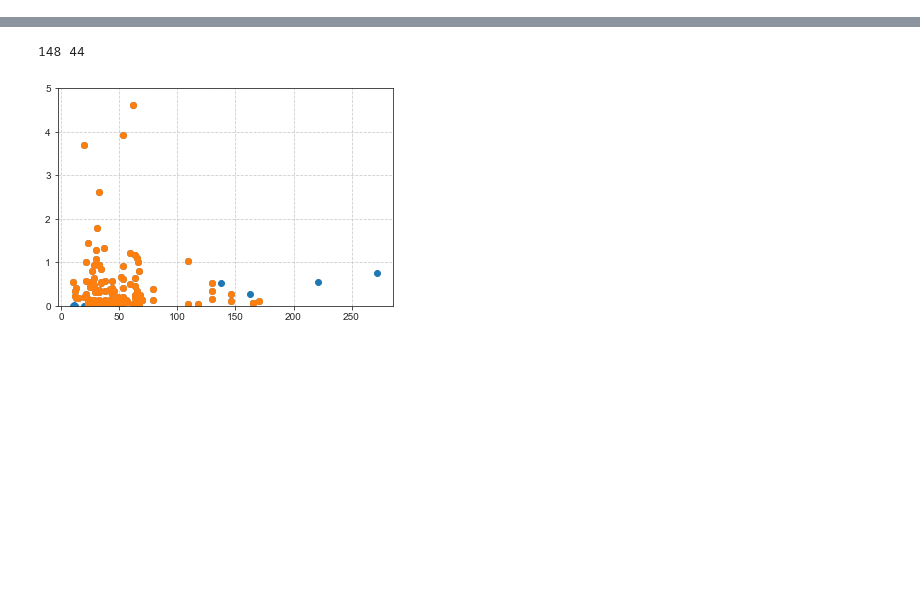
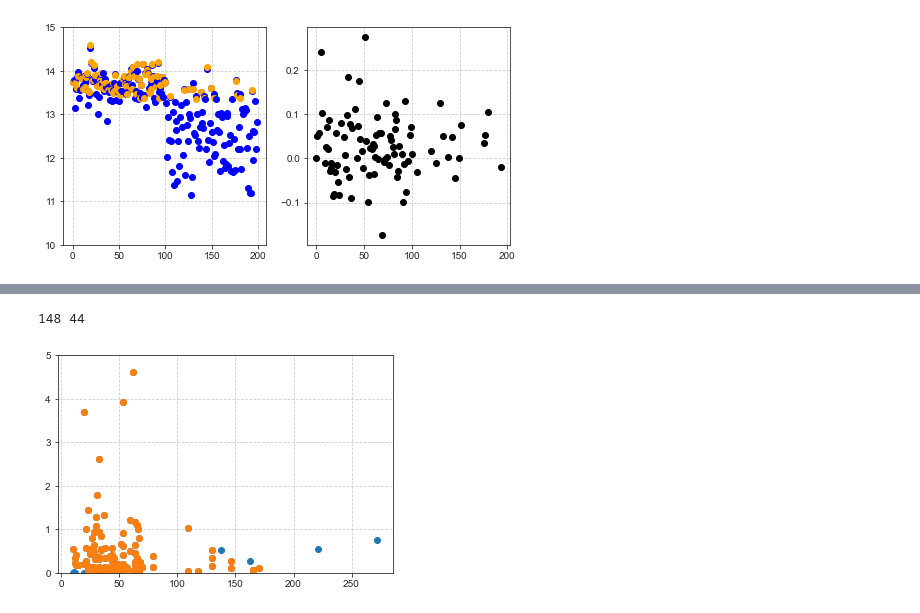
Before and after one commit to ibutsky/synthetic_spectra, a Jupyter notebook: scripts/plotting/debug_plots.ipynb, the cells around one changed output, grey strips where cells are left out. Saved outputs shown, nothing was run; the diff lists cells and outputs as text; code cells hidden in the pictures; blank space fills up the shorter version.

Commit message:
finding new ways to plot sightline projections

```diff
--- a/scripts/plotting/debug_plots.ipynb
+++ b/scripts/plotting/debug_plots.ipynb
@@ -16,3 +16,33 @@ sns.set_style("ticks",{'axes.grid': True, "ytick.major.size": 0.1,
                 "ytick.minor.size": 0.05,
                 'grid.linestyle': '--'
             })
+# %%
+# comparing derived column densities against simulated
+ion_list, logN_list, logNerr_list, b_list, berr_list, zcen_list, \
+                zcen_sd_list, ray_id_list, model_list, vel_list, impact_list, ovi_label_list = pt.load_csv_data()
+
+for model in ['P0']:#, 'P0agncr']:
+    fig, ax = plt.subplots(ncols = 2, nrows = 1, figsize = (8, 4))
+    for i in range(200):
+        mask = (ion_list == 'OVI') & (model_list == model) & (ray_id_list == i)
+        if len(logN_list[mask]) > 0:
+            total_ovi = np.log10(np.sum(np.power(10, logN_list[mask])))
+        else:
+            total_ovi = 0
+        output = 3195
+        plot_data = h5.File('../../data/unanalyzed_spectra/ray_%s_%i_%i.h5'%(model, output, i), 'r')['grid']
+
+        dl = np.array(plot_data['dl'])
+        ocol = dl * np.array(plot_data['O_p5_number_density'])
+        total_sim_ovi = np.log10(np.cumsum(ocol)[-1])
+        ax[0].scatter(i, total_sim_ovi, c = 'blue', label = 'simulated')
+        ax[0].scatter(i, total_ovi, c = 'orange', label = 'derived')
+        if total_ovi > 0:
+            ax[1].scatter(i, total_sim_ovi - total_ovi, c = 'black')
+    ax[0].set_ylim(10, 15)
+
+
+# thoughts:  it looks like modeling is recovering measured o columns fairly well.
+#the low column densities are likely due to the actual sim properties
+# %% [output]
+[figure, added]
```
Also changed, not shown: parts of 14 cells of this notebook, 8 other files.
